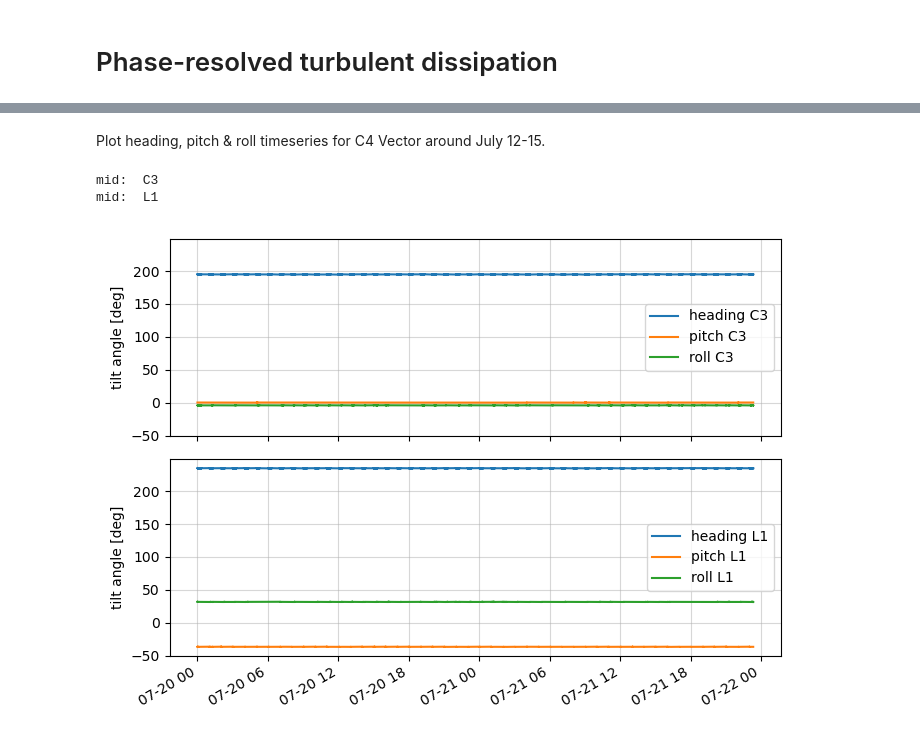
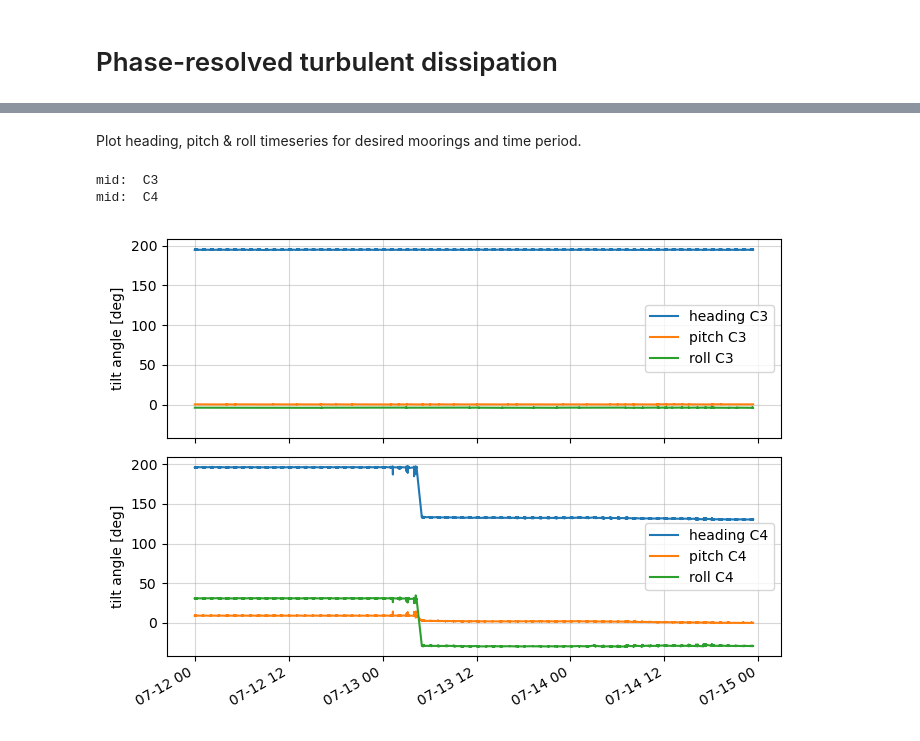
Before and after one commit to mikapm/pyROXSI, a Jupyter notebook: roxsi_pyfuns/notebooks/phase_resolved_diss.ipynb, the cells around one changed output, grey strips where cells are left out. Cells and saved outputs as stored; diff of their text form; code cells hidden in the pictures.

```diff
--- a/roxsi_pyfuns/notebooks/phase_resolved_diss.ipynb
+++ b/roxsi_pyfuns/notebooks/phase_resolved_diss.ipynb
@@ -1006,5 +1029,5 @@ Concatenating wave elevation and velocity dataframes ...
 # %% [markdown]
-Plot heading, pitch & roll timeseries for C4 Vector around July 12-15.
+Plot heading, pitch & roll timeseries for desired moorings and time period.
 # %%
 # mid = 'C4'
 # ser = '17371'
@@ -1016,10 +1039,12 @@ Plot heading, pitch & roll timeseries for C4 Vector around July 12-15.
 # ser = '6338'
 # mid = 'L5'
 # ser = '6308'
-mids = ['C3', 'L1']
-sers = ['17219', '6338']
-t0 = pd.Timestamp('2022-07-20 00:00:00')
-t1 = pd.Timestamp('2022-07-21 00:00:00')
+# mids = ['C3', 'L1']
+# sers = ['17219', '6338']
+mids = ['C3', 'C4']
+sers = ['17219', '17371']
+t0 = pd.Timestamp('2022-07-12 00:00:00')
+t1 = pd.Timestamp('2022-07-14 00:00:00')
 # Columns to read
 cols = ['heading_ang', 'pitch_ang', 'roll_ang']
 # Concatenate daily datasets
@@ -1030,32 +1055,32 @@ fig, axes = plt.subplots(figsize=(7,5), nrows=2, sharex=True, sharey=True)
 for mi, (mid, ser) in enumerate(zip(mids, sers)):
     dlc = [] # List for concatenating
     print('mid: ', mid)
     for d in drc:
         ncdir = os.path.join(vec_root, mid)
         fn_vec = os.path.join(ncdir, 'Asilomar_SSA_L1_Vec_{}_{}.nc'.format(
             ser, str(d.strftime('%Y%m%d'))))
         dsv = xr.decode_cf(xr.open_dataset(fn_vec, decode_coords='all'))
         # Only retain desired columns
         dsv = dsv[cols]
         # Append to list
         dlc.append(dsv)
     # Concatenate daily datasets
     dsv = xr.concat(dlc, dim='time')
 
     # Plot tilt angle timeseries
     dsv.heading_ang.plot(ax=axes[mi], label='heading {}'.format(mid))
     dsv.pitch_ang.plot(ax=axes[mi], label='pitch {}'.format(mid))
     dsv.roll_ang.plot(ax=axes[mi], label='roll {}'.format(mid))
 for ax in axes:
     ax.set_xlabel(None)
     ax.set_ylabel('tilt angle [deg]')
     ax.legend()
     ax.grid(alpha=0.5)
 
 plt.tight_layout()
 plt.show()
 # plt.clf()
 # %% [output]
 mid:  C3
-mid:  L1
+mid:  C4
-[figure, old version]
+[figure, new version]
```
Also changed, not shown: parts of 3 cells of this notebook.
